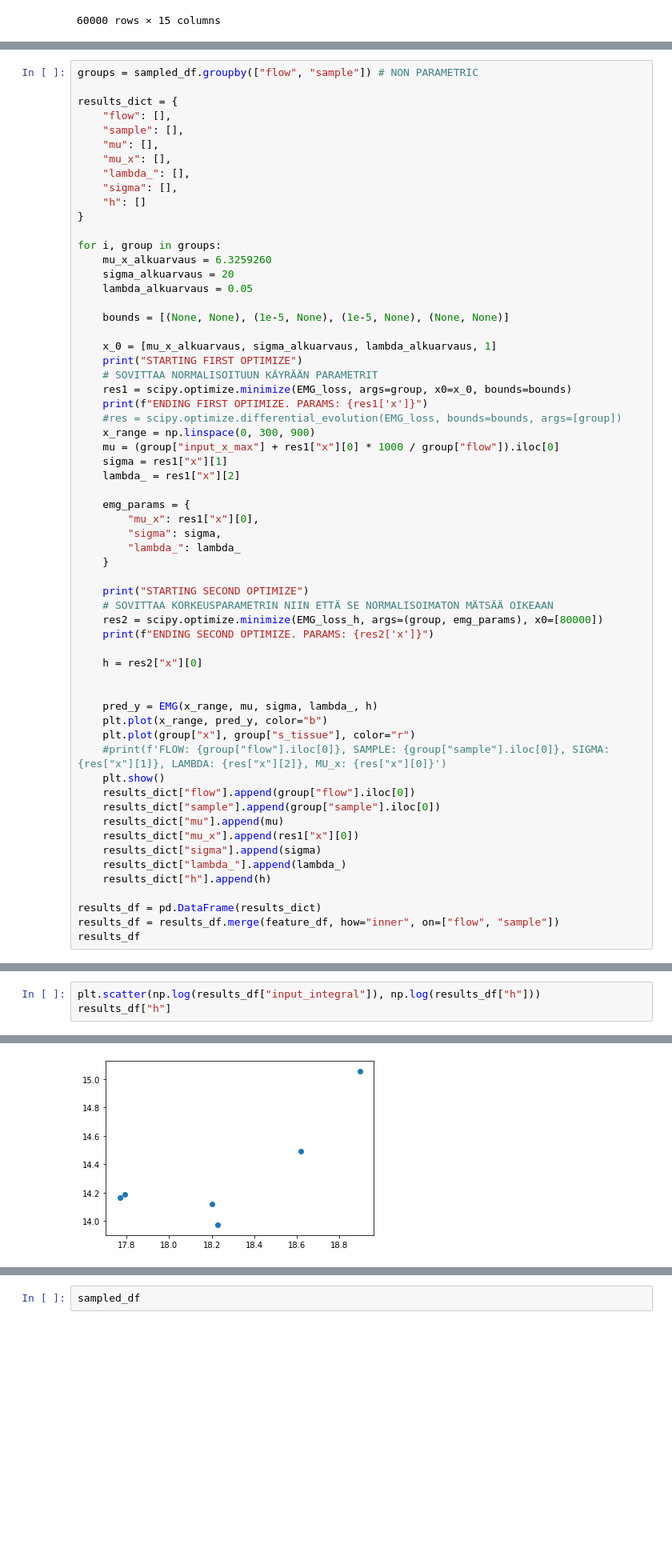
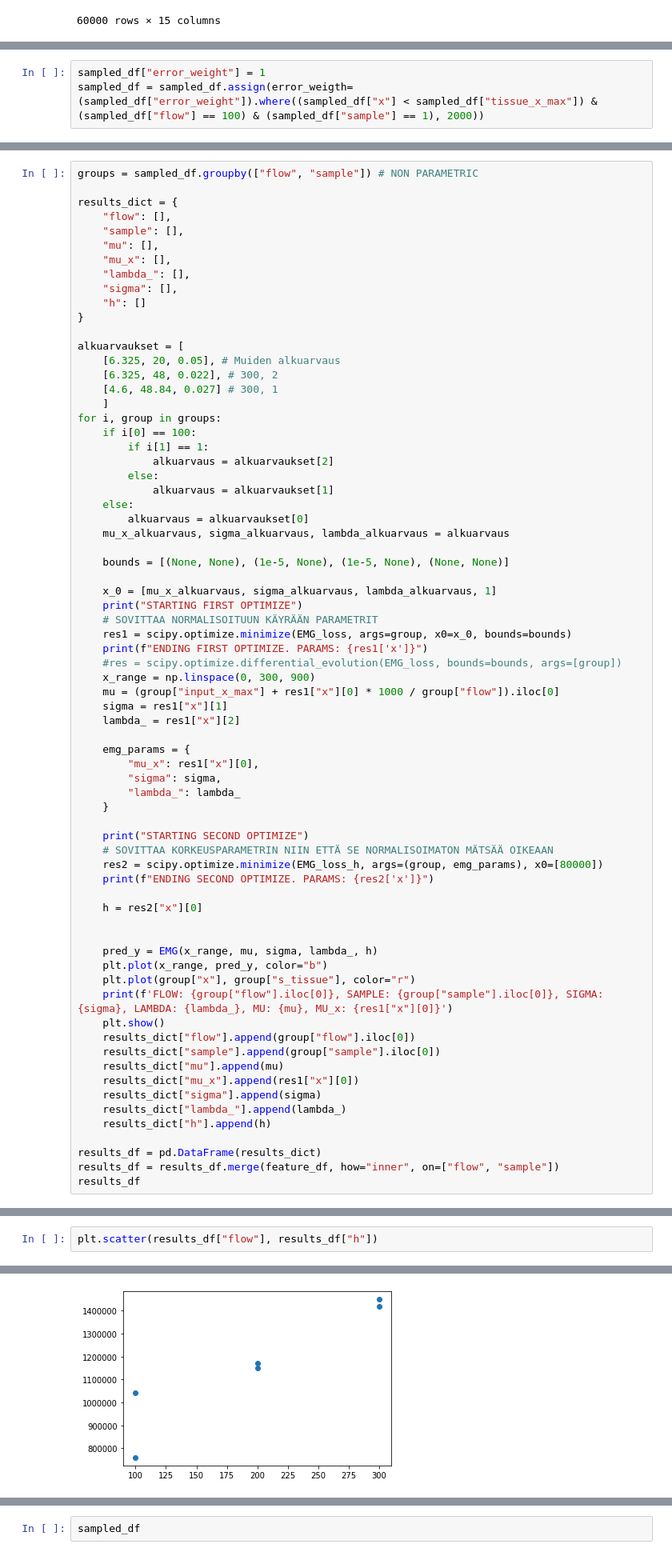
Before and after one commit to MesRot/SMAT_projekti, a Jupyter notebook: src/optimointi_aloitus_v.1.2.ipynb, the cells around one changed output, grey strips where cells are left out. Shown: that part at 80% size. Saved outputs shown, nothing was run; the diff lists cells and outputs as text; blank space fills up the shorter version.

```diff
--- a/src/optimointi_aloitus_v.1.2.ipynb
+++ b/src/optimointi_aloitus_v.1.2.ipynb
@@ -215,3 +215,6 @@ restricted_df = pd.concat(restricted_df)
 3738
 120064.32080873186
 3758
+# %%
+sampled_df["error_weight"] = 1
+sampled_df = sampled_df.assign(error_weigth=(sampled_df["error_weight"]).where((sampled_df["x"] < sampled_df["tissue_x_max"]) & (sampled_df["flow"] == 100) & (sampled_df["sample"] == 1), 2000))
@@ -228,10 +247,20 @@ results_dict = {
     "h": []
 }
 
+alkuarvaukset = [
+    [6.325, 20, 0.05], # Muiden alkuarvaus
+    [6.325, 48, 0.022], # 300, 2
+    [4.6, 48.84, 0.027] # 300, 1
+    ]
 for i, group in groups:
-    mu_x_alkuarvaus = 6.3259260
-    sigma_alkuarvaus = 20
-    lambda_alkuarvaus = 0.05
+    if i[0] == 100:
+        if i[1] == 1:
+            alkuarvaus = alkuarvaukset[2]
+        else:
+            alkuarvaus = alkuarvaukset[1]
+    else:
+        alkuarvaus = alkuarvaukset[0]
+    mu_x_alkuarvaus, sigma_alkuarvaus, lambda_alkuarvaus = alkuarvaus
 
     bounds = [(None, None), (1e-5, None), (1e-5, None), (None, None)]
 
@@ -263,7 +292,7 @@ for i, group in groups:
     pred_y = EMG(x_range, mu, sigma, lambda_, h)
     plt.plot(x_range, pred_y, color="b")
     plt.plot(group["x"], group["s_tissue"], color="r")
-    #print(f'FLOW: {group["flow"].iloc[0]}, SAMPLE: {group["sample"].iloc[0]}, SIGMA: {res["x"][1]}, LAMBDA: {res["x"][2]}, MU_x: {res["x"][0]}')
+    print(f'FLOW: {group["flow"].iloc[0]}, SAMPLE: {group["sample"].iloc[0]}, SIGMA: {sigma}, LAMBDA: {lambda_}, MU: {mu}, MU_x: {res1["x"][0]}')
     plt.show()
     results_dict["flow"].append(group["flow"].iloc[0])
     results_dict["sample"].append(group["sample"].iloc[0])
@@ -317,4 +364,3 @@ ENDING SECOND OPTIMIZE. PARAMS: [1449293.18105985]
 # %%
-plt.scatter(np.log(results_df["input_integral"]), np.log(results_df["h"]))
-results_df["h"]
+plt.scatter(results_df["flow"], results_df["h"])
 # %% [output]
@@ -328 +368 @@ Name: h, dtype: float64
-[figure, old version]
+[figure, new version]
```
Also changed, not shown: parts of 17 cells of this notebook, 1 other file.
